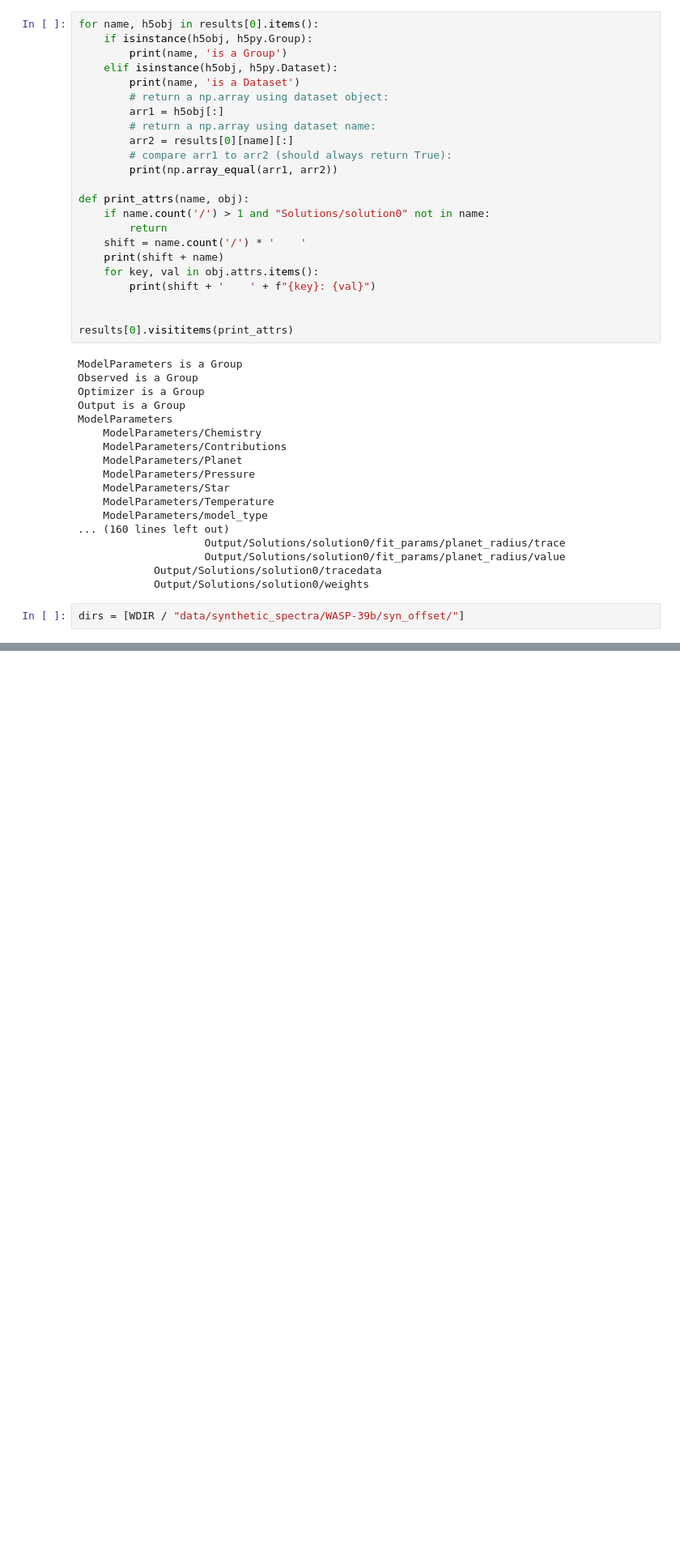
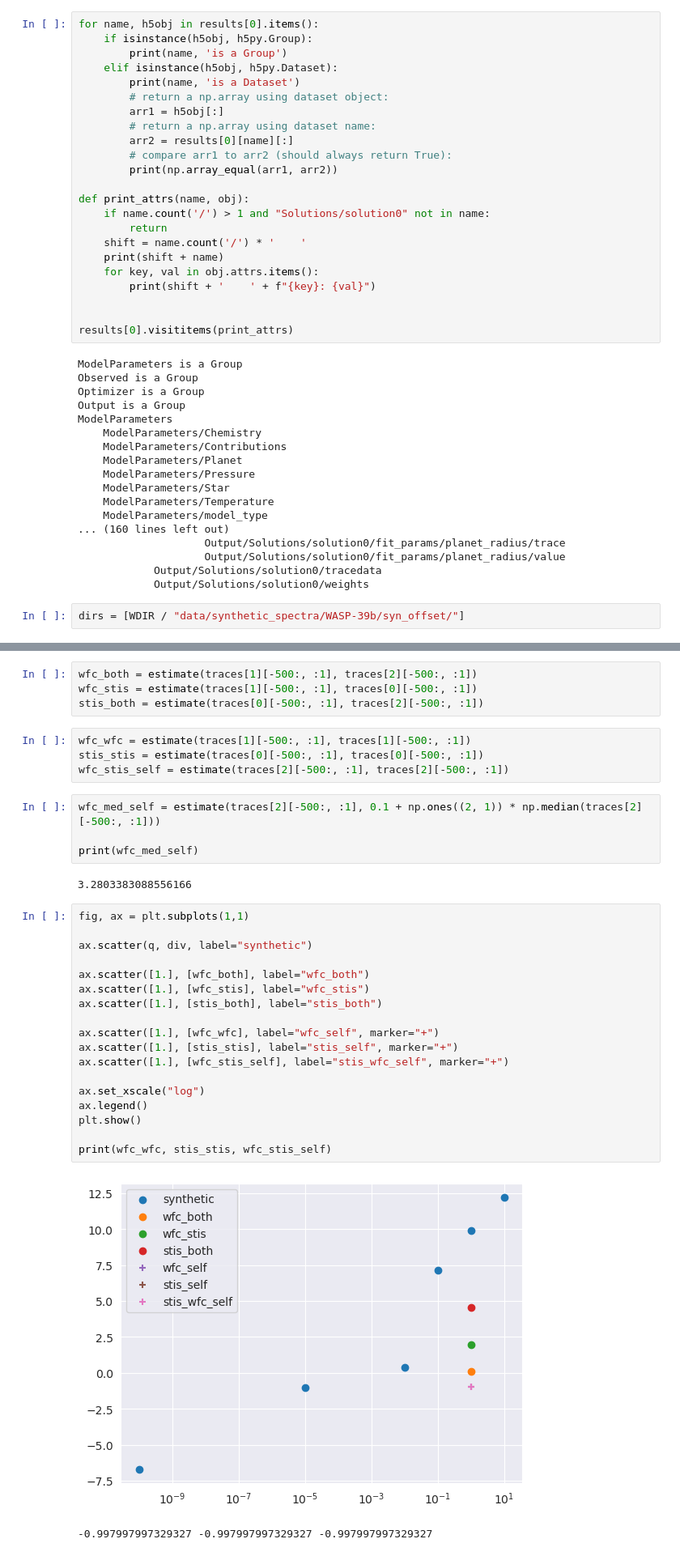
Before and after one commit to lwelzel/compla, a Jupyter notebook: src/plot_results_sandbox.ipynb, the cells around one changed output, grey strips where cells are left out. Shown at 81% size. Drawn from its saved outputs; the diff is of its cells as text; blank space fills up the shorter version.

```diff
--- a/src/plot_results_sandbox.ipynb
+++ b/src/plot_results_sandbox.ipynb
@@ -451,0 +563,35 @@ def plot_divergence(path=None):
+# %%
+wfc_both = estimate(traces[1][-500:, :1], traces[2][-500:, :1])
+wfc_stis = estimate(traces[1][-500:, :1], traces[0][-500:, :1])
+stis_both = estimate(traces[0][-500:, :1], traces[2][-500:, :1])
+# %%
+wfc_wfc = estimate(traces[1][-500:, :1], traces[1][-500:, :1])
+stis_stis = estimate(traces[0][-500:, :1], traces[0][-500:, :1])
+wfc_stis_self = estimate(traces[2][-500:, :1], traces[2][-500:, :1])
+# %%
+wfc_med_self = estimate(traces[2][-500:, :1], 0.1 + np.ones((2, 1)) * np.median(traces[2][-500:, :1]))
+
+print(wfc_med_self)
+# %% [output]
+3.2803383088556166
+# %%
+fig, ax = plt.subplots(1,1)
+
+ax.scatter(q, div, label="synthetic")
+
+ax.scatter([1.], [wfc_both], label="wfc_both")
+ax.scatter([1.], [wfc_stis], label="wfc_stis")
+ax.scatter([1.], [stis_both], label="stis_both")
+
+ax.scatter([1.], [wfc_wfc], label="wfc_self", marker="+")
+ax.scatter([1.], [stis_stis], label="stis_self", marker="+")
+ax.scatter([1.], [wfc_stis_self], label="stis_wfc_self", marker="+")
+
+ax.set_xscale("log")
+ax.legend()
+plt.show()
+
+print(wfc_wfc, stis_stis, wfc_stis_self)
+# %% [output]
+[figure, added]
+-0.997997997329327 -0.997997997329327 -0.997997997329327
```
Also changed, not shown: parts of 8 cells of this notebook, 3 other files.
